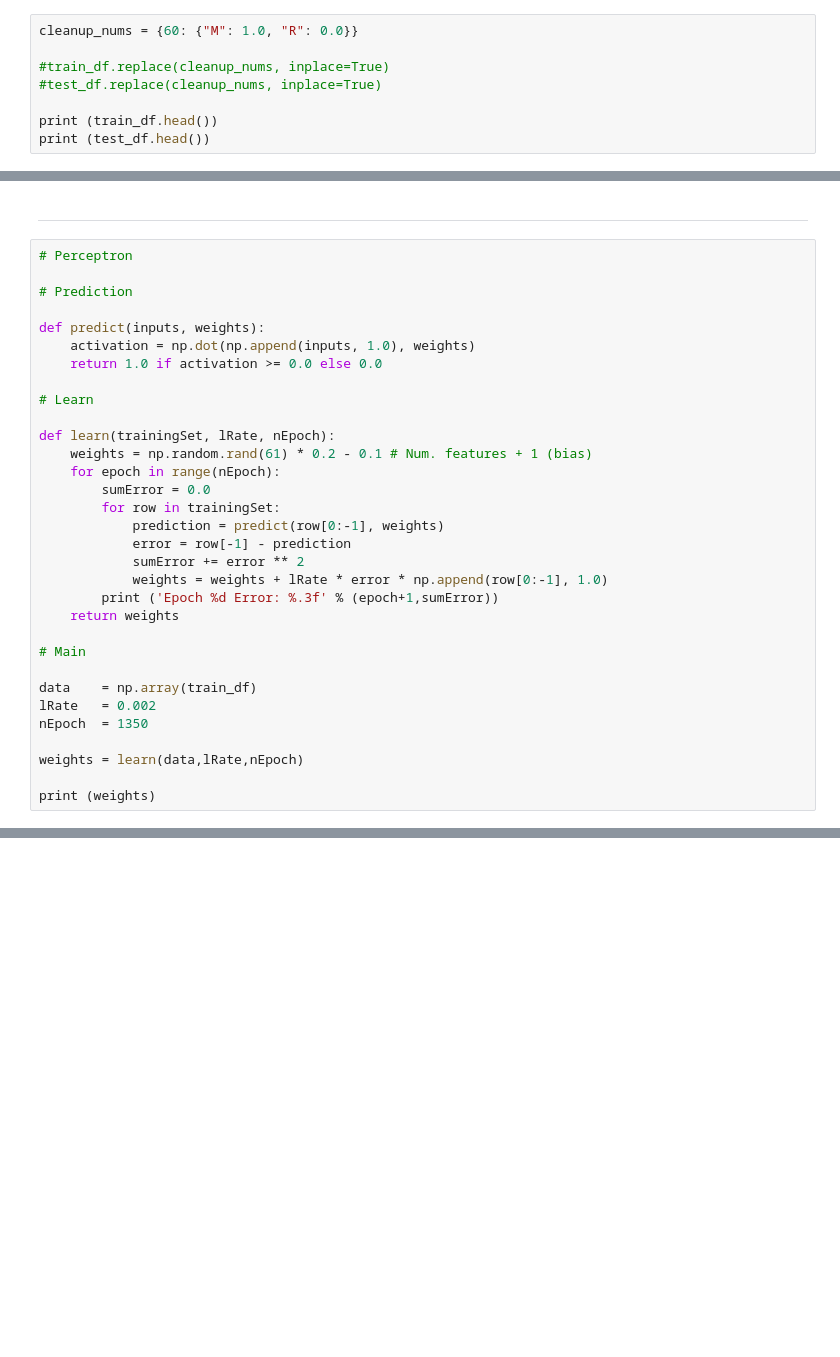
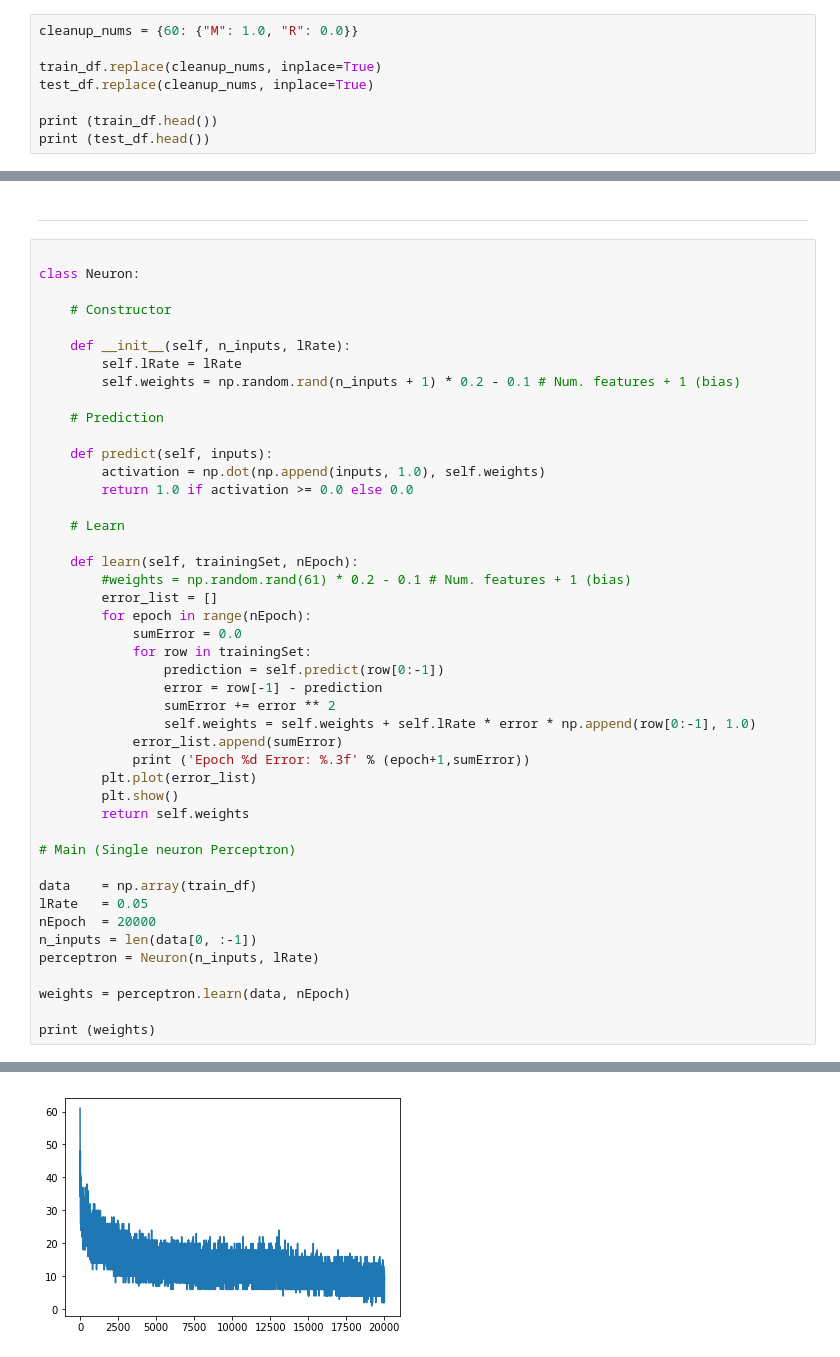
Before and after one commit to mso13/trabalho1-sonar, a Jupyter notebook: Trabalho 1 - Source Code.ipynb, the cells around one changed output, grey strips where cells are left out. Cells and saved outputs as stored; diff of their text form; blank space fills up the shorter version.

Commit message:
Encapsulando funcoes de treinamento e predicao na classe Neuron e plotando soma dos erros quadraticos por epoca

```diff
--- a/Trabalho 1 - Source Code.ipynb
+++ b/Trabalho 1 - Source Code.ipynb
@@ -55,8 +56,8 @@ Name: 60, dtype: int64
 # %%
 cleanup_nums = {60: {"M": 1.0, "R": 0.0}}
 
-#train_df.replace(cleanup_nums, inplace=True)
-#test_df.replace(cleanup_nums, inplace=True)
+train_df.replace(cleanup_nums, inplace=True)
+test_df.replace(cleanup_nums, inplace=True)
 
 print (train_df.head())
 print (test_df.head())
@@ -110,35 +111,48 @@ avg / total       0.71      0.70      0.70        63
 # %% [markdown]
 ---
 # %%
-# Perceptron
 
-# Prediction
+class Neuron:
 
-def predict(inputs, weights):
-    activation = np.dot(np.append(inputs, 1.0), weights)
-    return 1.0 if activation >= 0.0 else 0.0
+    # Constructor
 
-# Learn
+    def __init__(self, n_inputs, lRate):
+        self.lRate = lRate
+        self.weights = np.random.rand(n_inputs + 1) * 0.2 - 0.1 # Num. features + 1 (bias)
 
-def learn(trainingSet, lRate, nEpoch):
-    weights = np.random.rand(61) * 0.2 - 0.1 # Num. features + 1 (bias)
-    for epoch in range(nEpoch):
-        sumError = 0.0
-        for row in trainingSet:
-            prediction = predict(row[0:-1], weights)
-            error = row[-1] - prediction
-            sumError += error ** 2
-            weights = weights + lRate * error * np.append(row[0:-1], 1.0)
-        print ('Epoch %d Error: %.3f' % (epoch+1,sumError))
-    return weights
+    # Prediction
 
-# Main
+    def predict(self, inputs):
+        activation = np.dot(np.append(inputs, 1.0), self.weights)
+        return 1.0 if activation >= 0.0 else 0.0
+
+    # Learn
+
+    def learn(self, trainingSet, nEpoch):
+        #weights = np.random.rand(61) * 0.2 - 0.1 # Num. features + 1 (bias)
+        error_list = []
+        for epoch in range(nEpoch):
+            sumError = 0.0
+            for row in trainingSet:
+                prediction = self.predict(row[0:-1])
+                error = row[-1] - prediction
+                sumError += error ** 2
+                self.weights = self.weights + self.lRate * error * np.append(row[0:-1], 1.0)
+            error_list.append(sumError)
+            print ('Epoch %d Error: %.3f' % (epoch+1,sumError))
+        plt.plot(error_list)
+        plt.show()
+        return self.weights
+
+# Main (Single neuron Perceptron)
 
 data    = np.array(train_df)
-lRate   = 0.002
-nEpoch  = 1350
+lRate   = 0.05
+nEpoch  = 20000
+n_inputs = len(data[0, :-1])
+perceptron = Neuron(n_inputs, lRate)
 
-weights = learn(data,lRate,nEpoch)
+weights = perceptron.learn(data, nEpoch)
 
 print (weights)
 # %% [output]
@@ -161,0 +176 @@ Epoch 12 Error: 42.000
+[figure, added]
```
Also changed, not shown: parts of 2 cells of this notebook.
